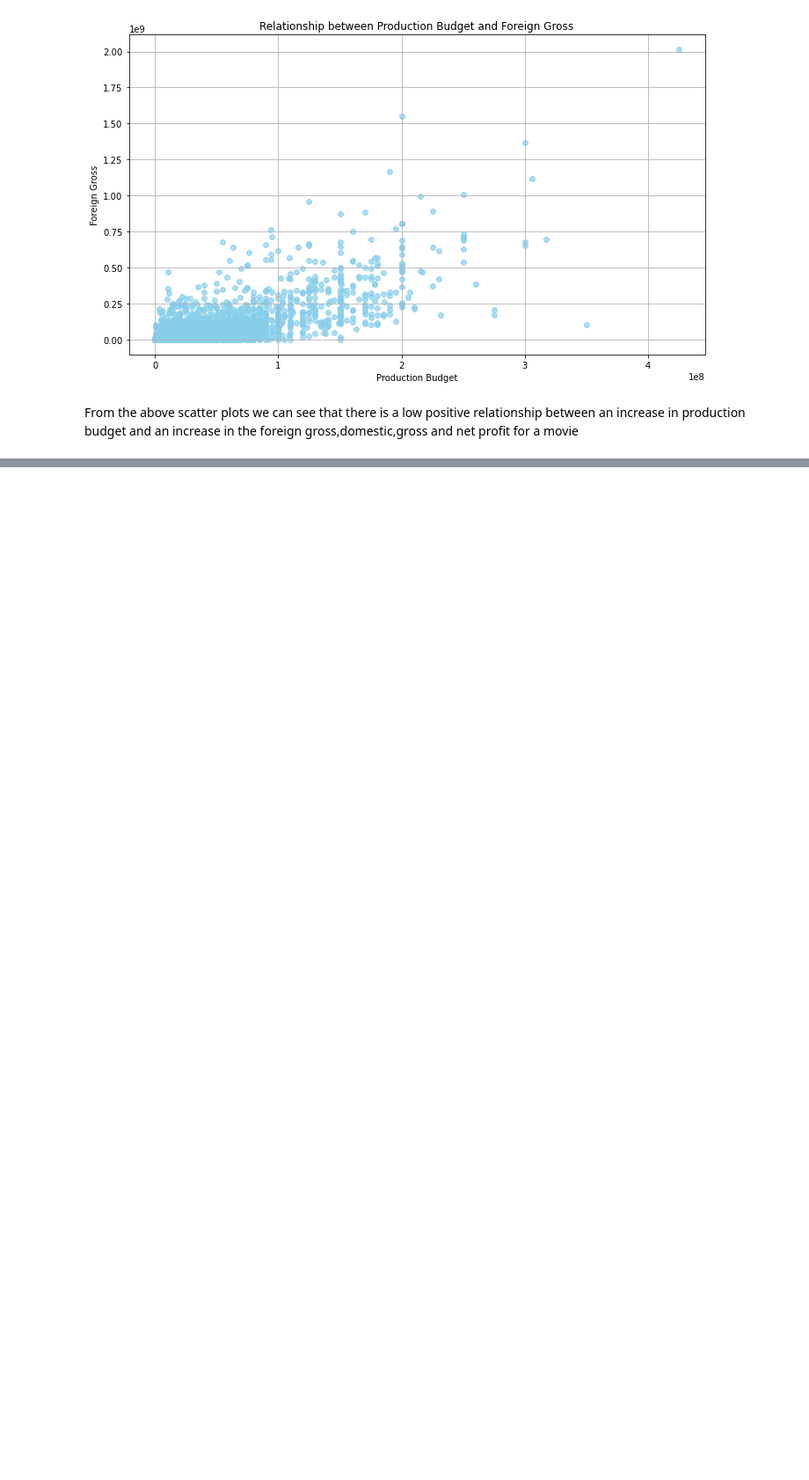
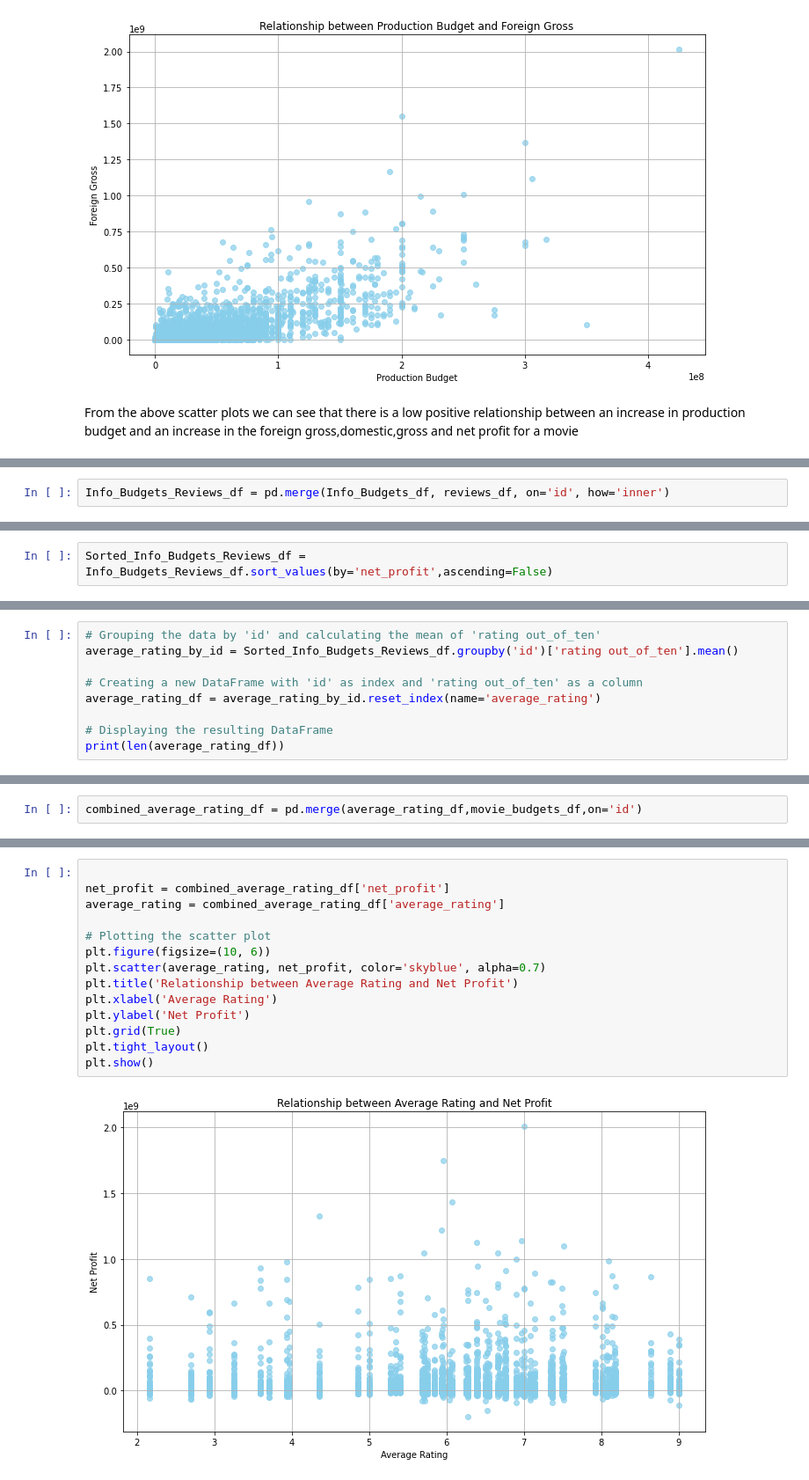
Before and after one commit to AmaniWanene/Project1-Microsoft-EDA, a Jupyter notebook: student.ipynb, the cells around one changed output, grey strips where cells are left out. Shown at 88% size. Drawn from its saved outputs; the diff is of its cells as text; blank space fills up the shorter version.

Commit message:
plotting graphs showing relationship between rating and profits

```diff
--- a/student.ipynb
+++ b/student.ipynb
@@ -826,0 +827,2 @@ From the above scatter plots we can see that there is a low positive relationshi
+# %%
+Info_Budgets_Reviews_df = pd.merge(Info_Budgets_df, reviews_df, on='id', how='inner')
@@ -826,0 +831,2 @@ From the above scatter plots we can see that there is a low positive relationshi
+# %%
+Sorted_Info_Budgets_Reviews_df = Info_Budgets_Reviews_df.sort_values(by='net_profit',ascending=False)
@@ -826,0 +837,9 @@ From the above scatter plots we can see that there is a low positive relationshi
+# %%
+# Grouping the data by 'id' and calculating the mean of 'rating out_of_ten'
+average_rating_by_id = Sorted_Info_Budgets_Reviews_df.groupby('id')['rating out_of_ten'].mean()
+
+# Creating a new DataFrame with 'id' as index and 'rating out_of_ten' as a column
+average_rating_df = average_rating_by_id.reset_index(name='average_rating')
+
+# Displaying the resulting DataFrame
+print(len(average_rating_df))
@@ -826,0 +848,2 @@ From the above scatter plots we can see that there is a low positive relationshi
+# %%
+combined_average_rating_df = pd.merge(average_rating_df,movie_budgets_df,on='id')
@@ -826,0 +870,16 @@ From the above scatter plots we can see that there is a low positive relationshi
+# %%
+
+net_profit = combined_average_rating_df['net_profit']
+average_rating = combined_average_rating_df['average_rating']
+
+# Plotting the scatter plot
+plt.figure(figsize=(10, 6))
+plt.scatter(average_rating, net_profit, color='skyblue', alpha=0.7)
+plt.title('Relationship between Average Rating and Net Profit')
+plt.xlabel('Average Rating')
+plt.ylabel('Net Profit')
+plt.grid(True)
+plt.tight_layout()
+plt.show()
+# %% [output]
+[figure, added]
```
Also changed, not shown: parts of 7 cells of this notebook.
